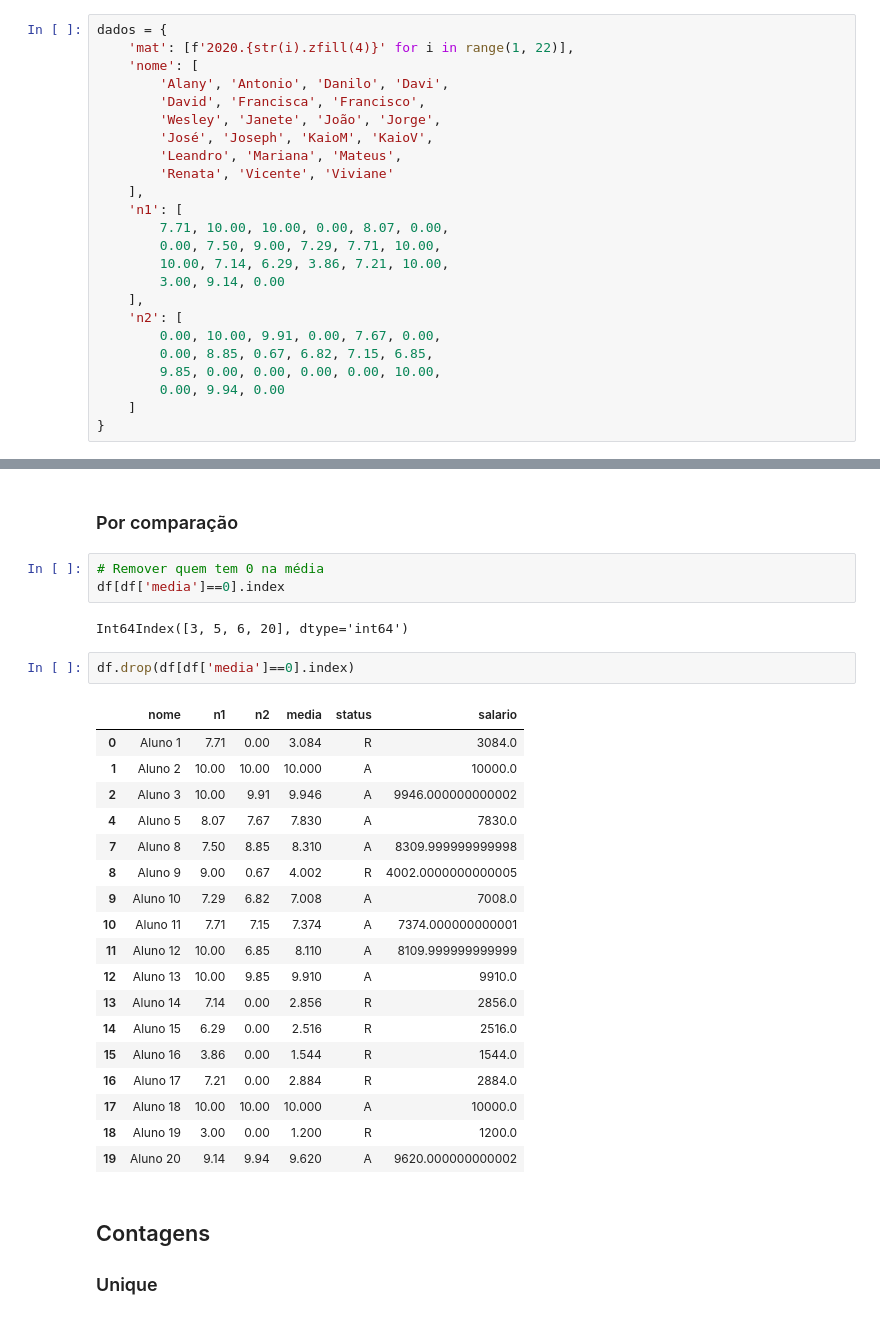
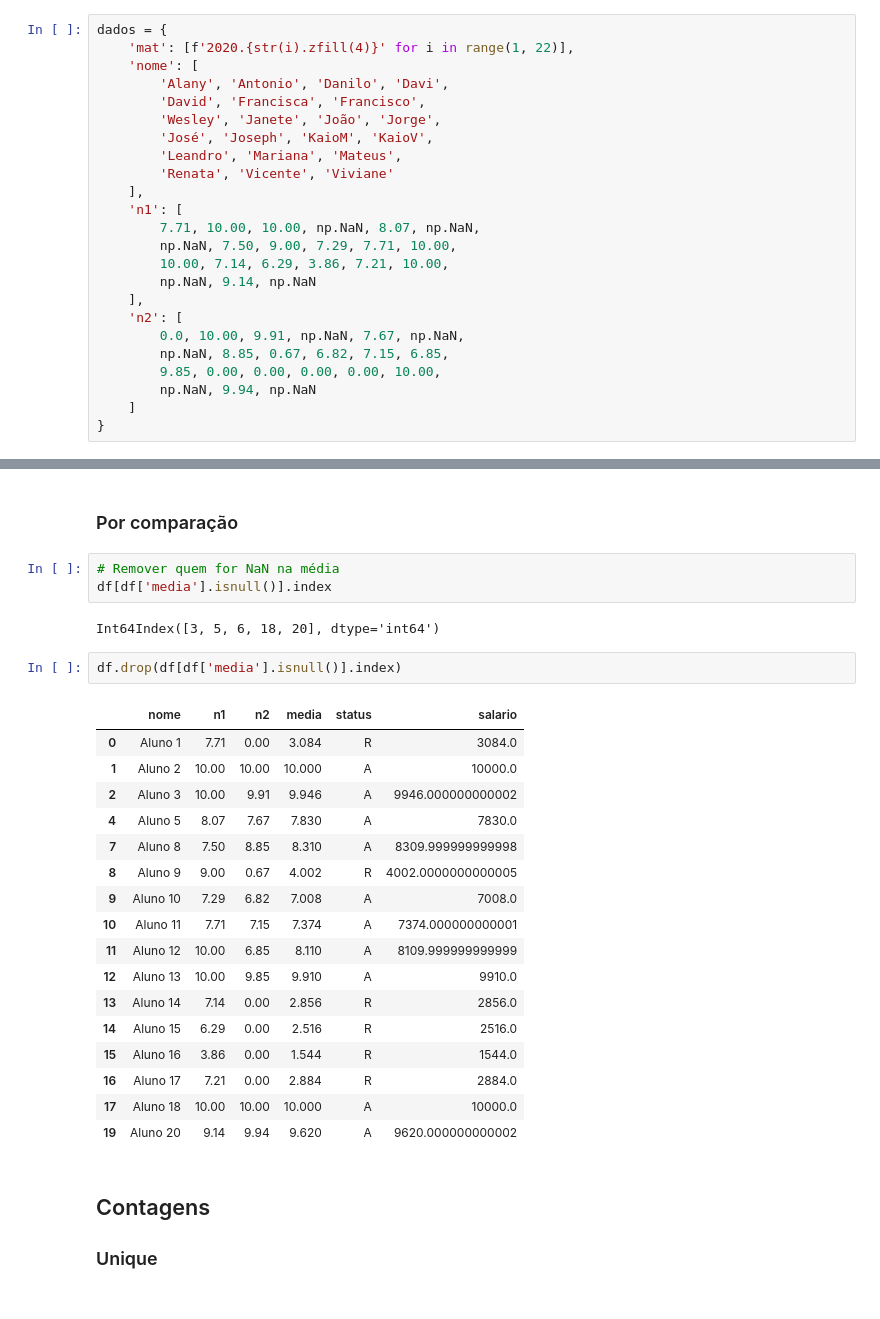
Before and after one commit to vauxgomes/ica, a Jupyter notebook: notebooks/notebook-4.ipynb, the cells around one changed output, grey strips where cells are left out. Drawn from its saved outputs; the diff is of its cells as text.

```diff
--- a/notebooks/notebook-4.ipynb
+++ b/notebooks/notebook-4.ipynb
@@ -32,16 +33,16 @@ dados = {
         'Renata', 'Vicente', 'Viviane'
     ],
     'n1': [
-        7.71, 10.00, 10.00, 0.00, 8.07, 0.00,
-        0.00, 7.50, 9.00, 7.29, 7.71, 10.00,
+        7.71, 10.00, 10.00, np.NaN, 8.07, np.NaN,
+        np.NaN, 7.50, 9.00, 7.29, 7.71, 10.00,
         10.00, 7.14, 6.29, 3.86, 7.21, 10.00,
-        3.00, 9.14, 0.00
+        np.NaN, 9.14, np.NaN
     ],
     'n2': [
-        0.00, 10.00, 9.91, 0.00, 7.67, 0.00,
-        0.00, 8.85, 0.67, 6.82, 7.15, 6.85,
+        0.0, 10.00, 9.91, np.NaN, 7.67, np.NaN,
+        np.NaN, 8.85, 0.67, 6.82, 7.15, 6.85,
         9.85, 0.00, 0.00, 0.00, 0.00, 10.00,
-        0.00, 9.94, 0.00
+        np.NaN, 9.94, np.NaN
     ]
 }
 # %%
@@ -226,30 +217,29 @@ df.drop([0,2,4], axis=0).head()
 # %% [markdown]
 ### Por comparação
 # %%
-# Remover quem tem 0 na média
-df[df['media']==0].index
+# Remover quem for NaN na média
+df[df['media'].isnull()].index
 # %% [output]
-Int64Index([3, 5, 6, 20], dtype='int64')
+Int64Index([3, 5, 6, 18, 20], dtype='int64')
 # %%
-df.drop(df[df['media']==0].index)
+df.drop(df[df['media'].isnull()].index)
 # %% [output]
 |  | nome | n1 | n2 | media | status | salario |
 | 0 | Aluno 1 | 7.71 | 0.00 | 3.084 | R | 3084.0 |
 | 1 | Aluno 2 | 10.00 | 10.00 | 10.000 | A | 10000.0 |
 | 2 | Aluno 3 | 10.00 | 9.91 | 9.946 | A | 9946.000000000002 |
 | 4 | Aluno 5 | 8.07 | 7.67 | 7.830 | A | 7830.0 |
 | 7 | Aluno 8 | 7.50 | 8.85 | 8.310 | A | 8309.999999999998 |
 | 8 | Aluno 9 | 9.00 | 0.67 | 4.002 | R | 4002.0000000000005 |
 | 9 | Aluno 10 | 7.29 | 6.82 | 7.008 | A | 7008.0 |
 | 10 | Aluno 11 | 7.71 | 7.15 | 7.374 | A | 7374.000000000001 |
 | 11 | Aluno 12 | 10.00 | 6.85 | 8.110 | A | 8109.999999999999 |
 | 12 | Aluno 13 | 10.00 | 9.85 | 9.910 | A | 9910.0 |
 | 13 | Aluno 14 | 7.14 | 0.00 | 2.856 | R | 2856.0 |
 | 14 | Aluno 15 | 6.29 | 0.00 | 2.516 | R | 2516.0 |
 | 15 | Aluno 16 | 3.86 | 0.00 | 1.544 | R | 1544.0 |
 | 16 | Aluno 17 | 7.21 | 0.00 | 2.884 | R | 2884.0 |
 | 17 | Aluno 18 | 10.00 | 10.00 | 10.000 | A | 10000.0 |
-| 18 | Aluno 19 | 3.00 | 0.00 | 1.200 | R | 1200.0 |
 | 19 | Aluno 20 | 9.14 | 9.94 | 9.620 | A | 9620.000000000002 |
 # %% [markdown]
 ## Contagens
```
Also changed, not shown: parts of 30 cells of this notebook.
